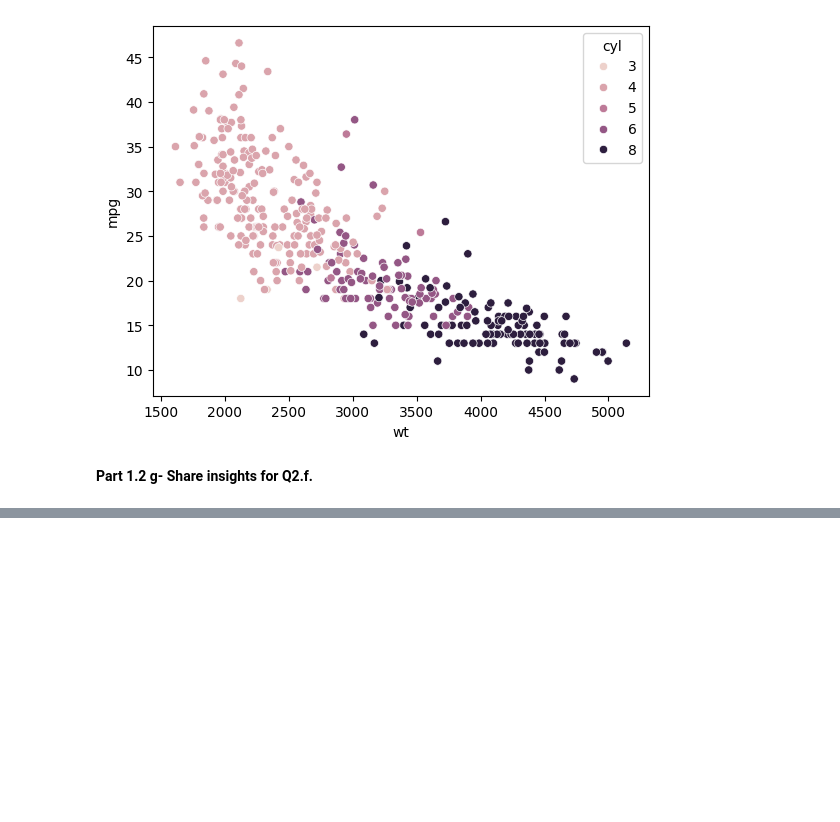
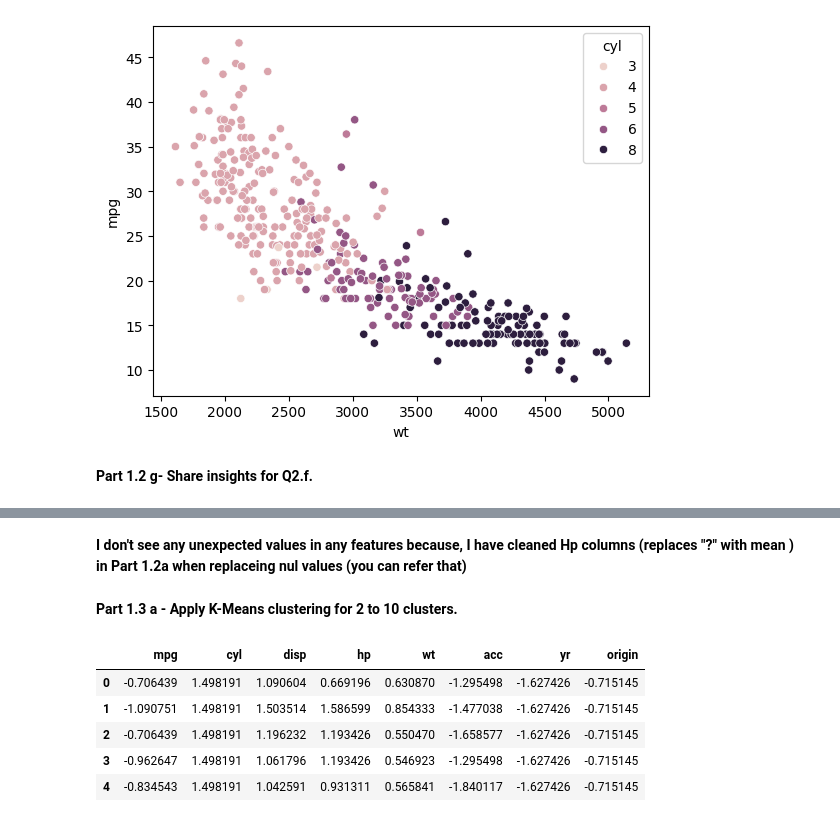
Before and after one commit to RethinaDuraiJohn/GreatLearning, a Jupyter notebook: Unsupervised/Project/UnsupervisedProject.ipynb, the cells around one changed output, grey strips where cells are left out. Saved outputs shown, nothing was run; the diff lists cells and outputs as text; code cells hidden in the pictures; blank space fills up the shorter version.

```diff
--- a/Unsupervised/Project/UnsupervisedProject.ipynb
+++ b/Unsupervised/Project/UnsupervisedProject.ipynb
@@ -360,0 +409,5 @@ While comparing wt and mpg feature and distinguish by cylinders
+# %% [markdown]
+**I don't see any unexpected values in any features because, I have cleaned Hp columns (replaces "?" with mean ) in Part 1.2a when replaceing nul values (you can refer that)**
+# %% [markdown]
+**Part 1.3 a - Apply K-Means clustering for 2 to 10
+clusters.**
@@ -360,0 +417,9 @@ While comparing wt and mpg feature and distinguish by cylinders
+# %%
+datascaled.head()
+# %% [output]
+|  | mpg | cyl | disp | hp | wt | acc | yr | origin |
+| 0 | -0.706439 | 1.498191 | 1.090604 | 0.669196 | 0.630870 | -1.295498 | -1.627426 | -0.715145 |
+| 1 | -1.090751 | 1.498191 | 1.503514 | 1.586599 | 0.854333 | -1.477038 | -1.627426 | -0.715145 |
+| 2 | -0.706439 | 1.498191 | 1.196232 | 1.193426 | 0.550470 | -1.658577 | -1.627426 | -0.715145 |
+| 3 | -0.962647 | 1.498191 | 1.061796 | 1.193426 | 0.546923 | -1.295498 | -1.627426 | -0.715145 |
+| 4 | -0.834543 | 1.498191 | 1.042591 | 0.931311 | 0.565841 | -1.840117 | -1.627426 | -0.715145 |
```
Also changed, not shown: parts of 17 cells of this notebook.
